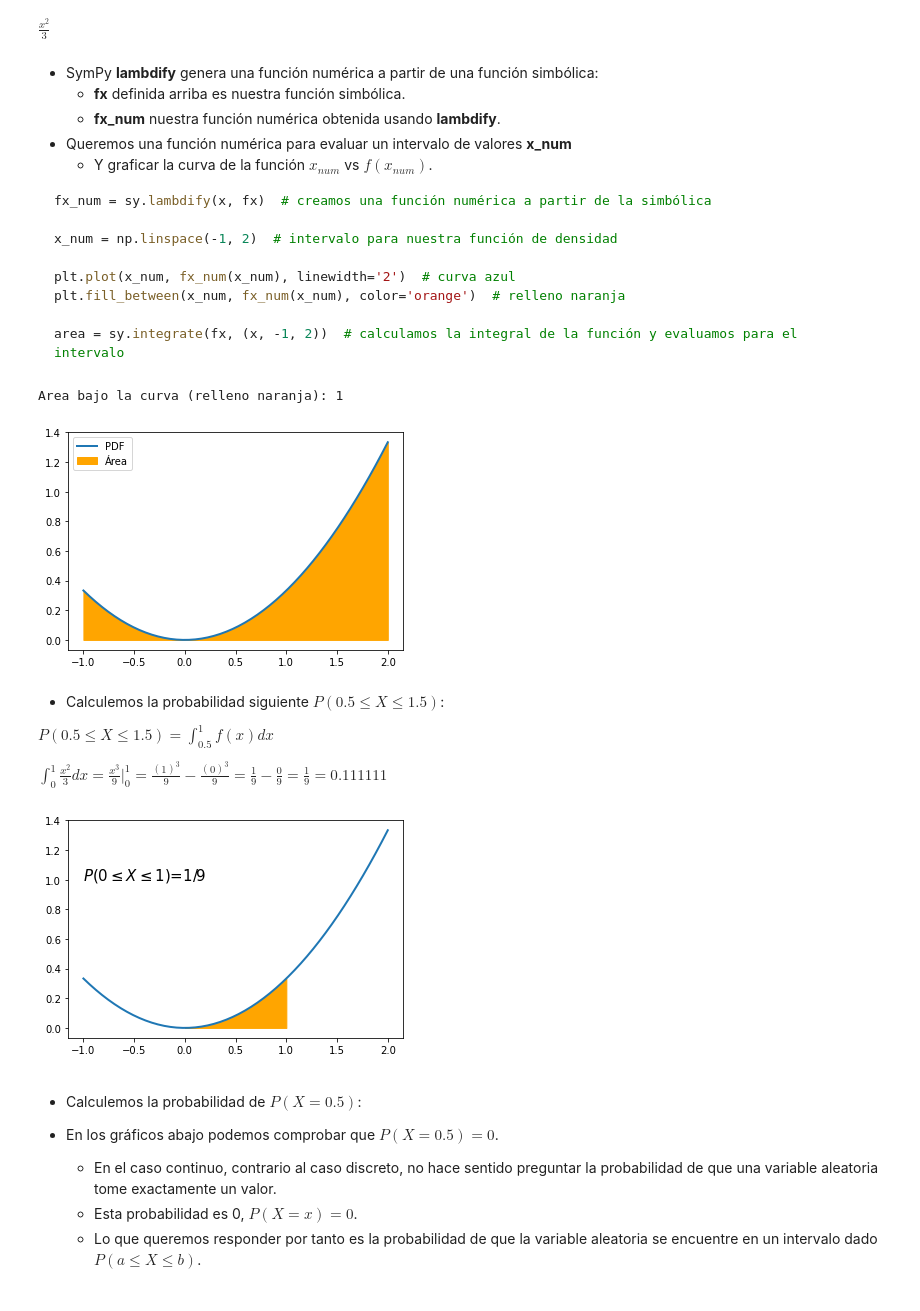
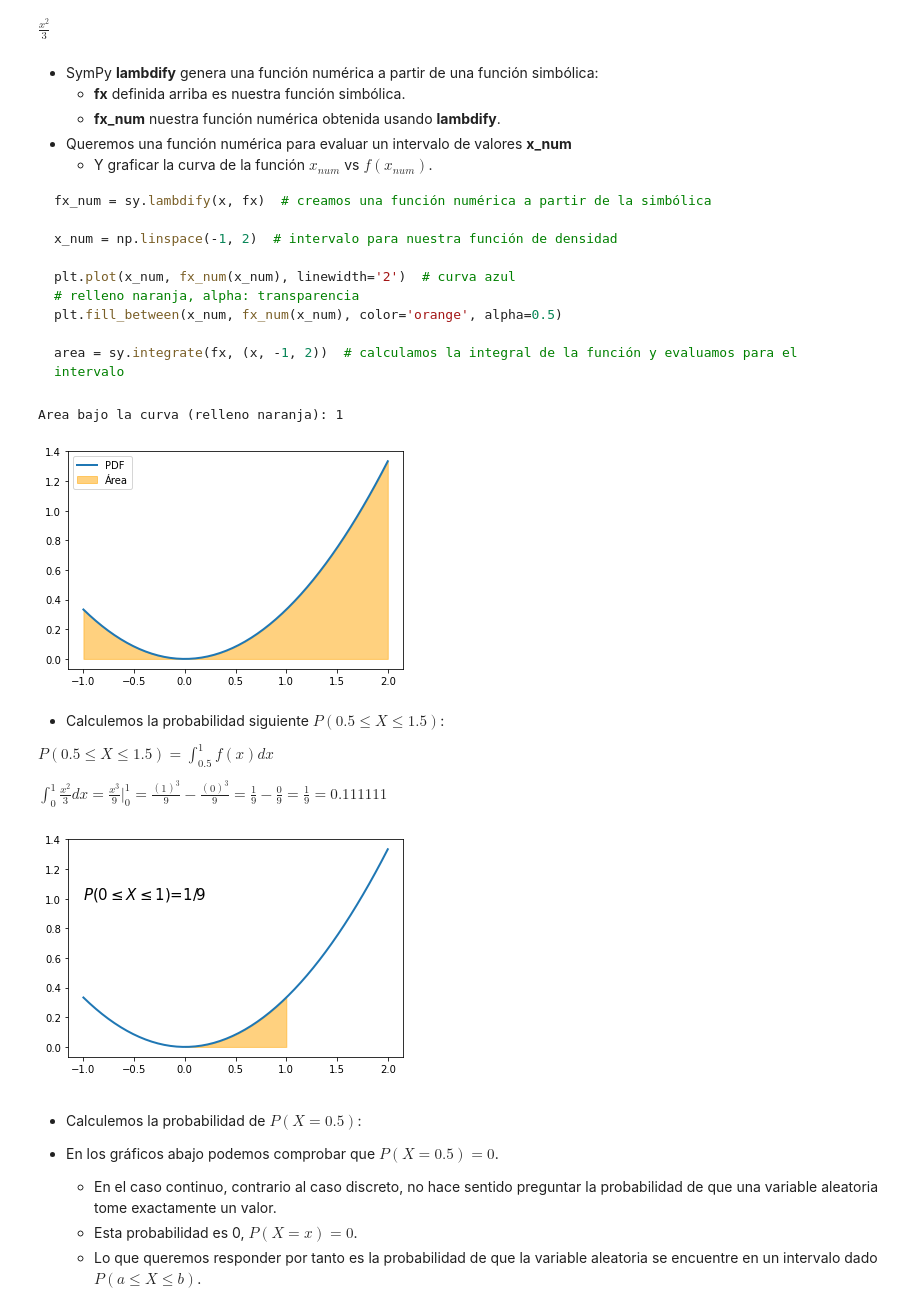
Before and after one commit to marsgr6/EN-online, a Jupyter notebook: continuous_distributions.ipynb, the cells around one changed output. Drawn from its saved outputs; the diff is of its cells as text; code cells hidden in the pictures.

````diff
--- a/continuous_distributions.ipynb
+++ b/continuous_distributions.ipynb
@@ -138,25 +138,26 @@ fx_num = sy.lambdify(x, fx)  # creamos una función numérica a partir de la sim
 x_num = np.linspace(-1, 2)  # intervalo para nuestra función de densidad
 
 plt.plot(x_num, fx_num(x_num), linewidth='2')  # curva azul
-plt.fill_between(x_num, fx_num(x_num), color='orange')  # relleno naranja
+# relleno naranja, alpha: transparencia
+plt.fill_between(x_num, fx_num(x_num), color='orange', alpha=0.5)
 
 area = sy.integrate(fx, (x, -1, 2))  # calculamos la integral de la función y evaluamos para el intervalo
 ```
 # %%
 fx_num = sy.lambdify(x, fx)  # creamos una función numérica a partir de la simbólica para la PDF
 
 x_num = np.linspace(-1, 2)  # intervalo para nuestra función de densidad
 
 plt.plot(x_num, fx_num(x_num), linewidth='2', label="PDF")  # graficamos la función (curva azul)
-plt.fill_between(x_num, fx_num(x_num), color='orange', label="Área")  # relleno naranja
+plt.fill_between(x_num, fx_num(x_num), color='orange', label="Área", alpha=0.5)  # relleno naranja
 plt.legend()
 
 area = sy.integrate(fx, (x, -1, 2))  # calculamos la integral de la función y evaluamos para el intervalo
 
 print("Area bajo la curva (relleno naranja):", area)
 # %% [output]
 Area bajo la curva (relleno naranja): 1
-[figure, old version]
+[figure, new version]
 # %% [markdown]
 - Calculemos la probabilidad siguiente $P(0.5 \leq X \leq 1.5)$:
 
@@ -169,10 +170,10 @@ probabilidad = sy.integrate(fx, (x, 0, 1))
 
 plt.plot(x_num, fx_num(x_num), linewidth='2')  # graficamos la función (curva azul)
 x_prob = np.linspace(0, 1)
-plt.fill_between(x_prob, fx_num(x_prob), color='orange')
+plt.fill_between(x_prob, fx_num(x_prob), color='orange', alpha=0.5)  # alpha: transparencia
 text = plt.text(-1, 1, r"$P(0 \leq X \leq 1)$="+str(probabilidad), fontsize=15)
 # %% [output]
-[figure, old version]
+[figure, new version]
 # %% [markdown]
 - Calculemos la probabilidad de $P(X=0.5)$:
 
````
Also changed, not shown: parts of 11 cells of this notebook, 1 other file.
